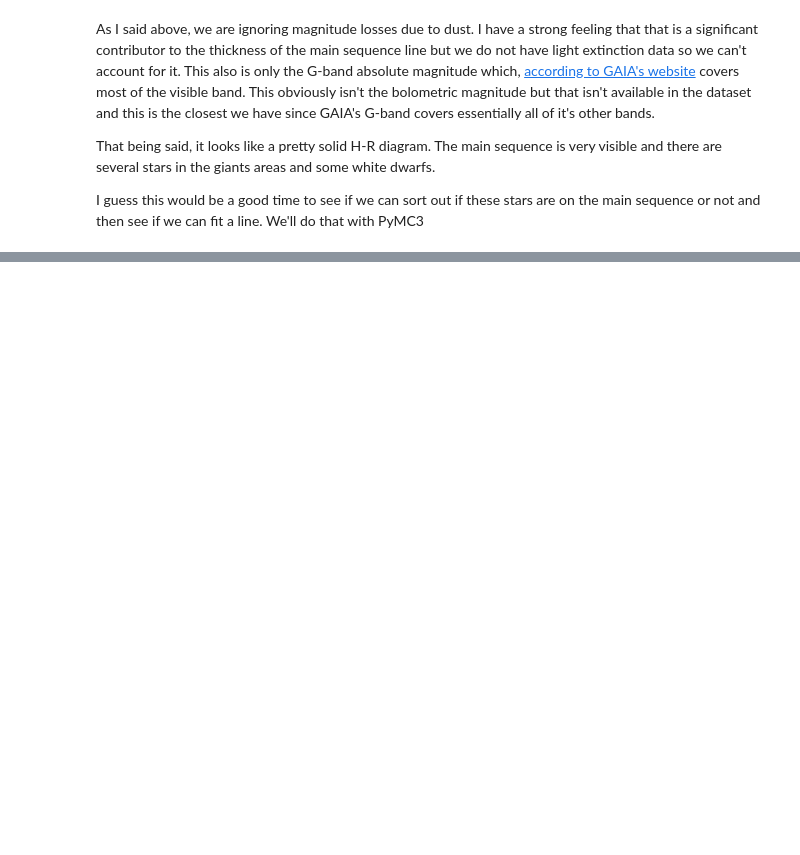
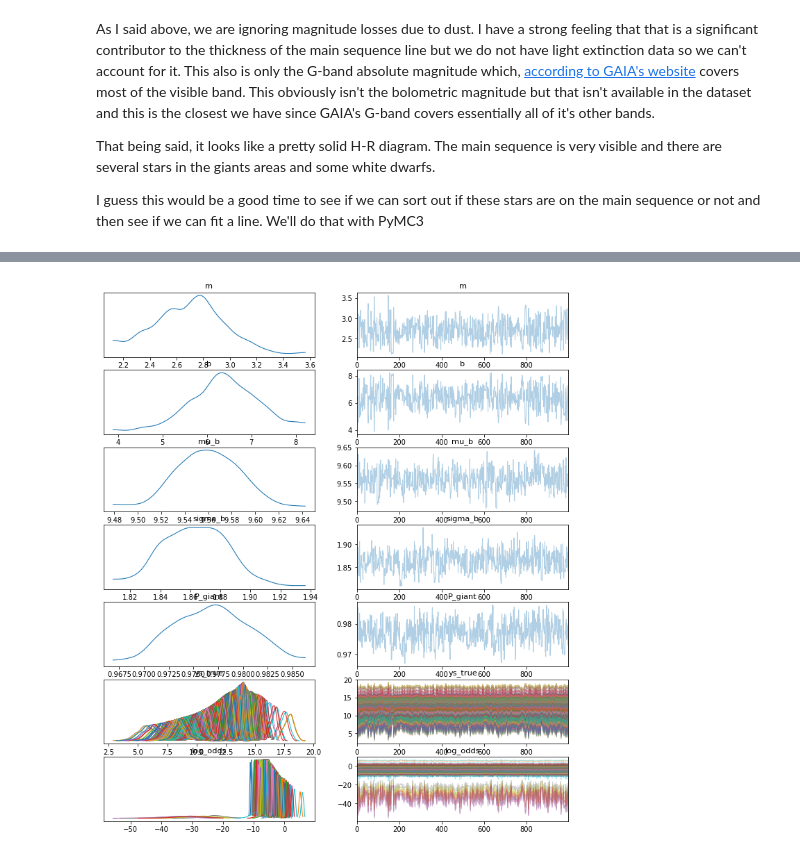
Before and after one commit to ctmurphey/H-R-Analysis, a Jupyter notebook: final-project.ipynb, the cells around one changed output, grey strips where cells are left out. Cells and saved outputs as stored; diff of their text form; code cells hidden in the pictures; blank space fills up the shorter version.

```diff
--- a/final-project.ipynb
+++ b/final-project.ipynb
@@ -76,12 +113,12 @@ I guess this would be a good time to see if we can sort out if these stars are o
 # %%
 with pm.Model() as Model:
-    m = pm.Normal("m", mu=5, sigma=2)
-    b = pm.Normal("b", mu=4, sigma=2)
+    m = pm.Normal("m", mu=3, sigma=2)
+    b = pm.Normal("b", mu=5, sigma=1)
 
     mu_b = pm.Normal('mu_b', mu=8, sigma=1)
-    sigma_b = pm.Lognormal('sigma_b', mu=log(7), sigma=log(2))
+    sigma_b = pm.Lognormal('sigma_b', mu=log(7), sigma=log(4))
 
-    P_giant = pm.Beta("P_giant", alpha = 1, beta=11) # probability that star is not MS
+    P_giant = pm.Beta("P_giant", alpha = 1, beta=9) # probability that star is not MS
     ys_true = pm.Deterministic('ys_true', m*data['bp_rp'] + b)
     ys_obs = np.array(g_abs_mag)
 
@@ -112,3 +152,5 @@ SamplingError: Bad initial energy
 # %%
 with Model:
-    pm.plot_trace(mix)
+    pm.plot_trace(mix_trace)
+# %% [output]
+[figure, added]
```
Also changed, not shown: parts of 20 cells of this notebook, 1 other file.
